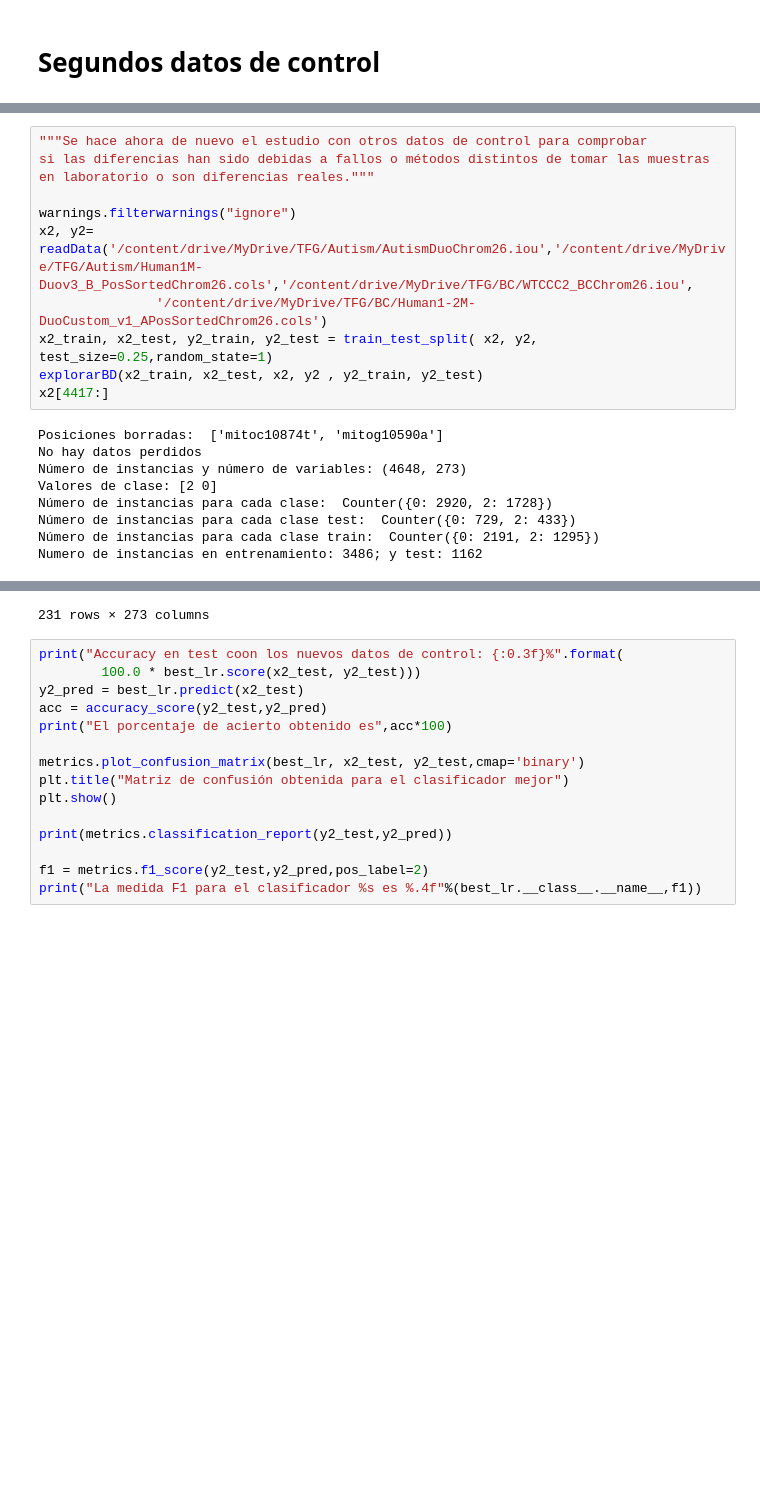
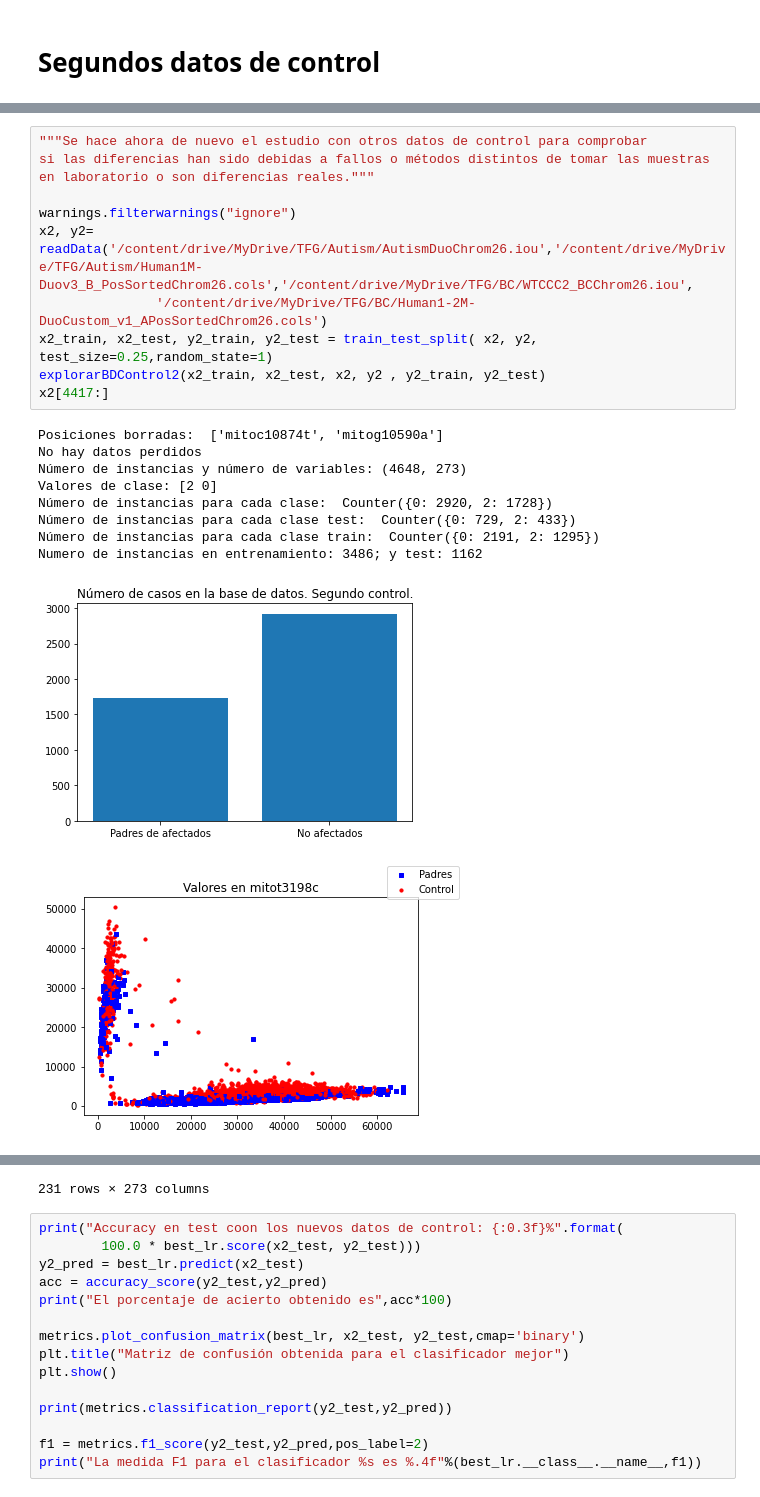
Before and after one commit to victory06/TFG, a Jupyter notebook: Second.ipynb, the cells around one changed output, grey strips where cells are left out. Saved outputs shown, nothing was run; the diff lists cells and outputs as text; blank space fills up the shorter version.

```diff
--- a/Second.ipynb
+++ b/Second.ipynb
@@ -900,20 +1081,22 @@ La medida F1 para el clasificador GridSearchCV es 0.9423
 # %%
 """Se hace ahora de nuevo el estudio con otros datos de control para comprobar
 si las diferencias han sido debidas a fallos o métodos distintos de tomar las muestras
 en laboratorio o son diferencias reales."""
 
 warnings.filterwarnings("ignore")
 x2, y2= readData('/content/drive/MyDrive/TFG/Autism/AutismDuoChrom26.iou','/content/drive/MyDrive/TFG/Autism/Human1M-Duov3_B_PosSortedChrom26.cols','/content/drive/MyDrive/TFG/BC/WTCCC2_BCChrom26.iou',
                '/content/drive/MyDrive/TFG/BC/Human1-2M-DuoCustom_v1_APosSortedChrom26.cols')
 x2_train, x2_test, y2_train, y2_test = train_test_split( x2, y2, test_size=0.25,random_state=1)
-explorarBD(x2_train, x2_test, x2, y2 , y2_train, y2_test)
+explorarBDControl2(x2_train, x2_test, x2, y2 , y2_train, y2_test)
 x2[4417:]
 # %% [output]
 Posiciones borradas:  ['mitoc10874t', 'mitog10590a']
 No hay datos perdidos
 Número de instancias y número de variables: (4648, 273)
 Valores de clase: [2 0]
 Número de instancias para cada clase:  Counter({0: 2920, 2: 1728})
 Número de instancias para cada clase test:  Counter({0: 729, 2: 433})
 Número de instancias para cada clase train:  Counter({0: 2191, 2: 1295})
 Numero de instancias en entrenamiento: 3486; y test: 1162
+[figure, added]
+[figure, added]
```
Also changed, not shown: parts of 41 cells of this notebook.
